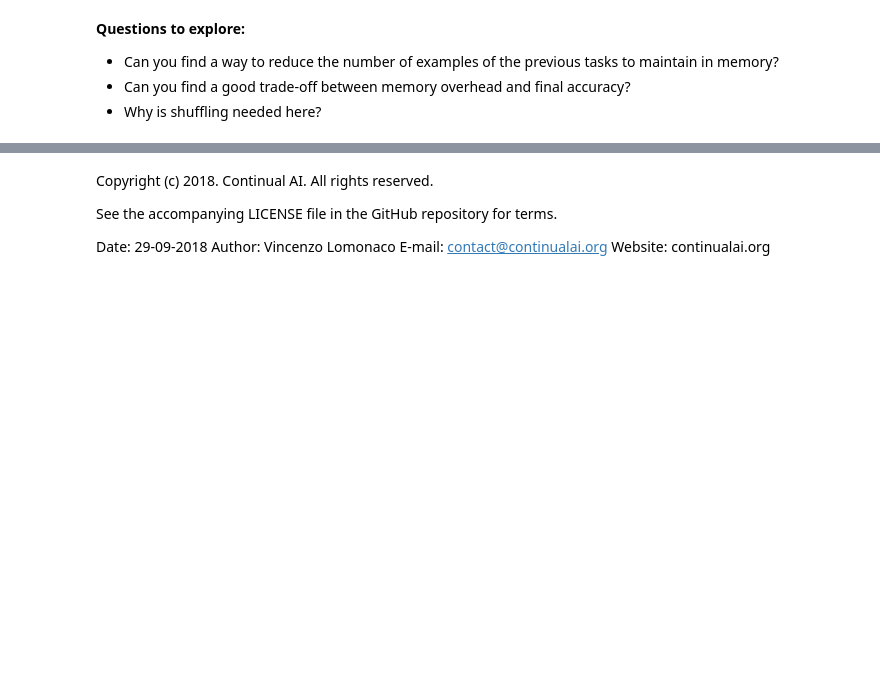
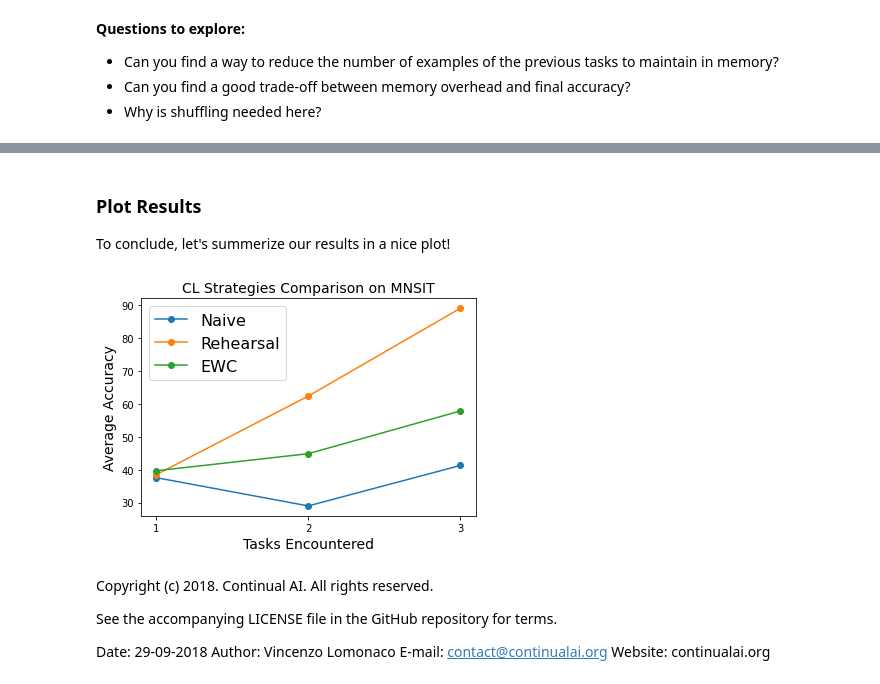
Before and after one commit to Steve-YJ/Colab_Exercise, a Jupyter notebook: [Tutorial]_Continual_Learning_MNIST_PyTorch.ipynb, the cells around one changed output, grey strips where cells are left out. Cells and saved outputs as stored; diff of their text form; code cells hidden in the pictures; blank space fills up the shorter version.

```diff
--- a/[Tutorial]_Continual_Learning_MNIST_PyTorch.ipynb
+++ b/[Tutorial]_Continual_Learning_MNIST_PyTorch.ipynb
@@ -526,0 +534,7 @@ Avg acc:  89.14999999999999
+# %%
+fisher_dict = {}
+optpar_dict = {}
+ewc_lambda = 0.4
+# %%
+model = Net().to(device)
+optimizer = optim.SGD(model.parameters(), lr=0.01, momentum=0.9)
@@ -526,0 +589,20 @@ Avg acc:  89.14999999999999
+# %%
+ewc_accs = []
+for id, task in enumerate(tasks):
+  avg_acc = 0
+  print("Training on task: ", id)
+
+  (x_train, t_train), _ = task
+
+  for epoch in range(1, 3):
+    train_ewc(model, device, id, x_train, t_train, optimizer, epoch)
+  on_task_update(id, x_train, t_train)
+
+  for id_test, task in enumerate(tasks):
+    print("Testing on task: ", id_test)
+    _, (x_test, t_test) = task
+    acc = test(model, device, x_test, t_test)
+    avg_acc = avg_acc + acc
+
+  print("Avg acc: ", avg_acc / 3)
+  ewc_accs.append(avg_acc / 3)
@@ -527,3 +627,17 @@ Avg acc:  89.14999999999999
+# %% [markdown]
+### Plot Results
+To conclude, let's summerize our results in a nice plot!
+# %%
+plt.plot([1, 2, 3], naive_accs, '-o', label="Naive")
+plt.plot([1, 2, 3], rehe_accs, '-o', label="Rehearsal")
+plt.plot([1, 2, 3], ewc_accs, '-o', label="EWC")
+plt.xlabel('Tasks Encountered', fontsize=14)
+plt.ylabel('Average Accuracy', fontsize=14)
+plt.title('CL Strategies Comparison on MNSIT', fontsize=14);
+plt.xticks([1, 2, 3])
+plt.legend(prop={'size': 16});
+# %% [output]
+[figure, added]
 # %% [markdown]
 
 Copyright (c) 2018. Continual AI. All rights reserved.
```
Also changed, not shown: parts of 5 cells of this notebook.
